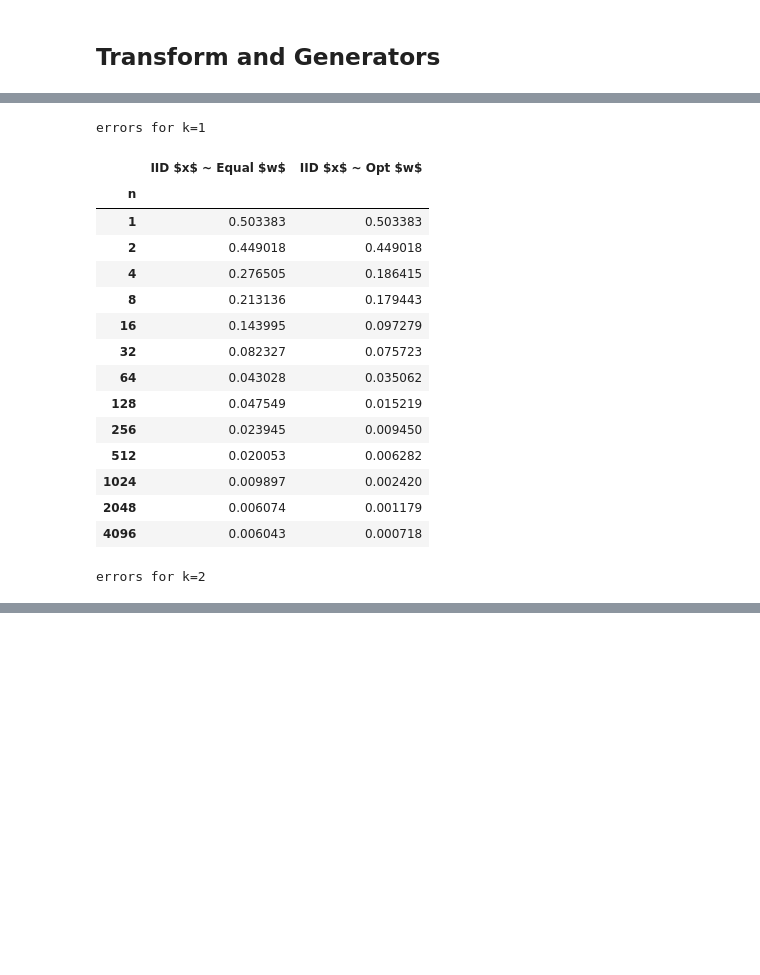
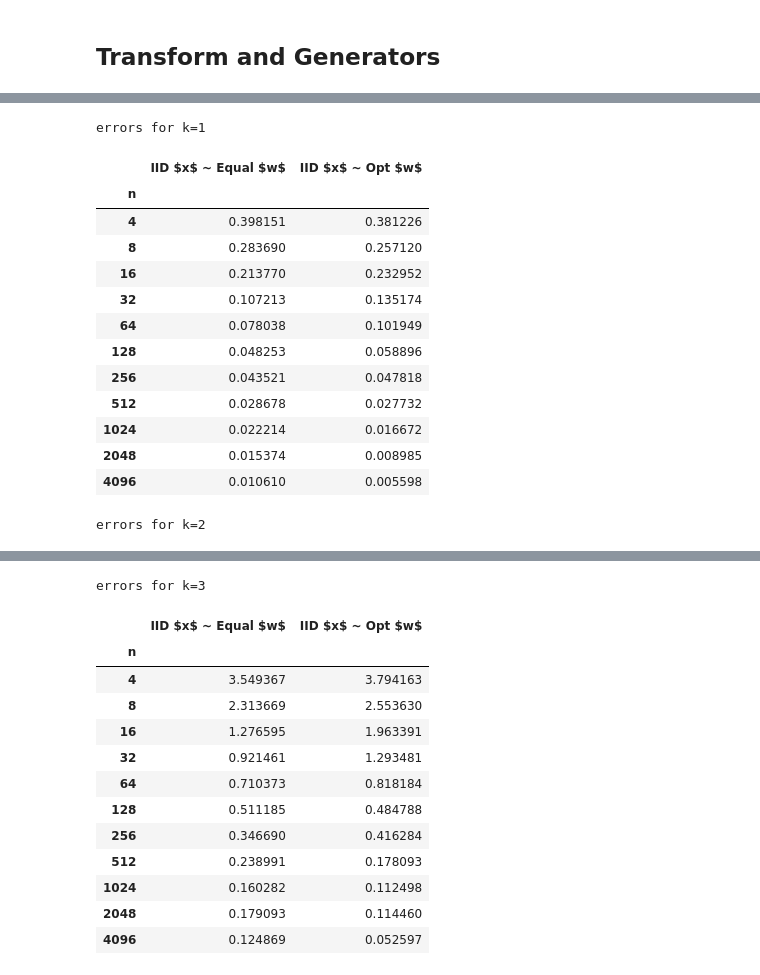
Before and after one commit to alegresor/rmatqmcpy, a Jupyter notebook: intrinsic_volumes.ipynb, the cells around one changed output, grey strips where cells are left out. Cells and saved outputs as stored; diff of their text form; code cells hidden in the pictures; blank space fills up the shorter version.

```diff
--- a/intrinsic_volumes.ipynb
+++ b/intrinsic_volumes.ipynb
@@ -29,30 +29,41 @@ torch device = cpu
 # %% [markdown]
 ## Kernel Setup
 # %%
-N = 3
-p = 2
+case = "big" # big,small
+body = "cube" # cube,random
+if case=="small":
+    N = 3
+    p = 2
+    nu = 3/2
+elif case=="big":
+    N = 5
+    p = 3
+    nu = 5/2
+else: raise Exception("invalid case = %s"%case)
 assert N>p
-lam = torch.tensor([min(1+i,p+1) for i in range(N)],device=DEVICE,dtype=float)
+lam = torch.tensor([max(p+1-i,1) for i in range(N)],device=DEVICE,dtype=float)
 lam = lam/torch.linalg.norm(lam)
 _,_inv_m,m = lam.unique(return_inverse=True,return_counts=True)
-assert (_inv_m[:-1]<=_inv_m[1:]).all()
+assert (_inv_m[:-1]>=_inv_m[1:]).all()
 d = 1/2*(N**2-(m**2).sum())
+s = nu+d/2
+log2n_max = 12
 print("lam = %s"%str(lam))
 print("N = %d"%N)
 print("m = %s"%str(m))
 print("d = %d"%d)
-kernels = {nu: flagqmcpy.KernelMaternChordal(lam,nu) for nu in flagqmcpy.KernelMaternChordal.SUPPORTED_NU}
-print("flagqmcpy.KernelMaternChordal.SUPPORTED_NU = %s"%flagqmcpy.KernelMaternChordal.SUPPORTED_NU)
-if True: # cube [-1,1]^N
-    case = "cube"
+print("nu = %s"%nu)
+print("s = %s"%s.item())
+print("s/d = %s"%(s/d).item())
+print("log2n_max = %s"%log2n_max)
+kernel = flagqmcpy.KernelMaternChordal(lam,nu)
+if body=="cube": # cube [-1,1]^N
     Z = torch.tensor([[2*int(b)-1 for b in np.binary_repr(k,width=N)] for k in range(2**N)],dtype=float,device=DEVICE)
     Vk_true = (agsutil.comb(torch.tensor(N,device=DEVICE),torch.arange(N+1,device=DEVICE))*2**torch.arange(N+1,device=DEVICE))[:(1+p)]
-elif False: # convex hull of random normal points
-    case = "rand"
+elif body=="random": # convex hull of random normal points
     Z = torch.randn(10,N,device=DEVICE)
     Vk_true = torch.nan*torch.ones(N+1,device=DEVICE)
-else:
-    raise Exception("please set one of the above cases to true ")
+else: raise Exception("invalid body = %s"%body)
 print("Z.shape = %s"%str(tuple(Z.shape)))
 print("Z = \n%s"%str(Z))
 print("Vk_true = %s"%Vk_true)
@@ -138,10 +146,7 @@ genf_funcs = [
     # [r"QR LD $x$ ~ Opt $w$", genflag_qr_ld_q_opt_w],
     # [r"Eig LD $x$ ~ Opt $w$", genflag_eig_ld_q_opt_w],
 ]
-nu = 3/2
-s = nu+d/2
-kernel = kernels[nu]
-n = 2**torch.arange(13)
+n = 2**torch.arange(2,log2n_max+1)
 trials = 25
 seeds = [i for i in range(trials)]
 Vk_hats = torch.nan*torch.empty((len(genf_funcs),len(n),trials,1+p))
@@ -252,27 +267,25 @@ Vk_hats for k=2 with true value 1.20000e+01
 # %%
 for k in range(1,p+1):
-    errors_df_k = pd.DataFrame(errors[...,k].median(-1).values.T,columns=[name for (name,_) in genf_funcs])
+    errors_df_k = pd.DataFrame(errors[...,k].mean(-1).T,columns=[name for (name,_) in genf_funcs])
     errors_df_k['n'] = n
     errors_df_k = errors_df_k.set_index('n')
     print(r"errors for k=%d"%k)
     display(errors_df_k);
 # %% [output]
 errors for k=1
 |  | IID $x$ ~ Equal $w$ | IID $x$ ~ Opt $w$ |
 | n |  |  |
-| 1 | 0.503383 | 0.503383 |
-| 2 | 0.449018 | 0.449018 |
-| 4 | 0.276505 | 0.186415 |
-| 8 | 0.213136 | 0.179443 |
-| 16 | 0.143995 | 0.097279 |
-| 32 | 0.082327 | 0.075723 |
-| 64 | 0.043028 | 0.035062 |
-| 128 | 0.047549 | 0.015219 |
-| 256 | 0.023945 | 0.009450 |
-| 512 | 0.020053 | 0.006282 |
-| 1024 | 0.009897 | 0.002420 |
-| 2048 | 0.006074 | 0.001179 |
-| 4096 | 0.006043 | 0.000718 |
+| 4 | 0.398151 | 0.381226 |
+| 8 | 0.283690 | 0.257120 |
+| 16 | 0.213770 | 0.232952 |
+| 32 | 0.107213 | 0.135174 |
+| 64 | 0.078038 | 0.101949 |
+| 128 | 0.048253 | 0.058896 |
+| 256 | 0.043521 | 0.047818 |
+| 512 | 0.028678 | 0.027732 |
+| 1024 | 0.022214 | 0.016672 |
+| 2048 | 0.015374 | 0.008985 |
+| 4096 | 0.010610 | 0.005598 |
 errors for k=2
 |  | IID $x$ ~ Equal $w$ | IID $x$ ~ Opt $w$ |
 | n |  |  |
@@ -291,0 +303,14 @@ errors for k=2
+errors for k=3
+|  | IID $x$ ~ Equal $w$ | IID $x$ ~ Opt $w$ |
+| n |  |  |
+| 4 | 3.549367 | 3.794163 |
+| 8 | 2.313669 | 2.553630 |
+| 16 | 1.276595 | 1.963391 |
+| 32 | 0.921461 | 1.293481 |
+| 64 | 0.710373 | 0.818184 |
+| 128 | 0.511185 | 0.484788 |
+| 256 | 0.346690 | 0.416284 |
+| 512 | 0.238991 | 0.178093 |
+| 1024 | 0.160282 | 0.112498 |
+| 2048 | 0.179093 | 0.114460 |
+| 4096 | 0.124869 | 0.052597 |
```
Also changed, not shown: parts of 6 cells of this notebook, 2 other files.
